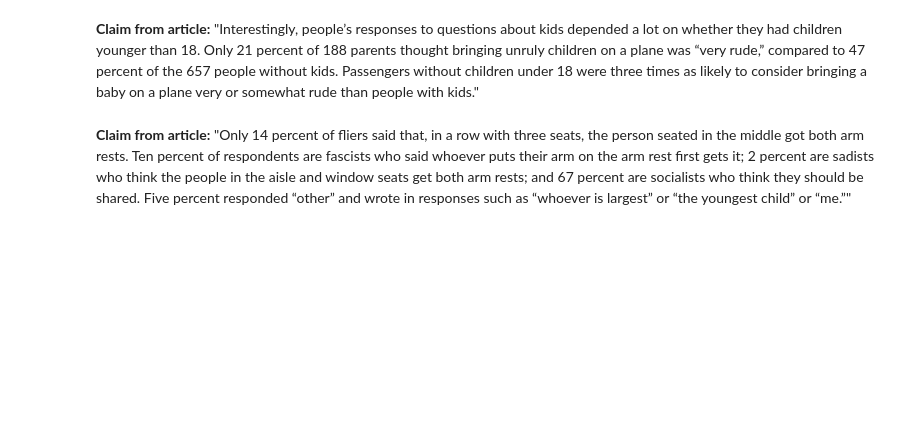
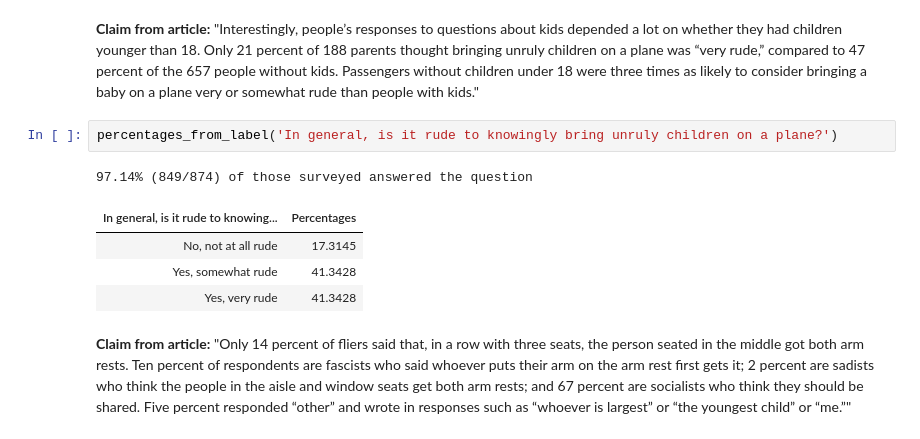
Before and after one commit to ls88-openscienceconnector/final-project-team-2, a Jupyter notebook: notebooks/airplane-analysis.ipynb, the cells around one changed output. Drawn from its saved outputs; the diff is of its cells as text; blank space fills up the shorter version.

```diff
--- a/notebooks/airplane-analysis.ipynb
+++ b/notebooks/airplane-analysis.ipynb
@@ -183,5 +188,13 @@ percenatages_from_label('')
 ![Rudeness Scale Graph](../images/hickey-datalab-flying.png)
 # %% [markdown]
 **Claim from article:** "Interestingly, people’s responses to questions about kids depended a lot on whether they had children younger than 18. Only 21 percent of 188 parents thought bringing unruly children on a plane was “very rude,” compared to 47 percent of the 657 people without kids. Passengers without children under 18 were three times as likely to consider bringing a baby on a plane very or somewhat rude than people with kids."
+# %%
+percentages_from_label('In general, is it rude to knowingly bring unruly children on a plane?')
+# %% [output]
+97.14% (849/874) of those surveyed answered the question
+| In general, is it rude to knowing... | Percentages |
+| No, not at all rude | 17.3145 |
+| Yes, somewhat rude | 41.3428 |
+| Yes, very rude | 41.3428 |
 # %% [markdown]
 **Claim from article:** "Only 14 percent of fliers said that, in a row with three seats, the person seated in the middle got both arm rests. Ten percent of respondents are fascists who said whoever puts their arm on the arm rest first gets it; 2 percent are sadists who think the people in the aisle and window seats get both arm rests; and 67 percent are socialists who think they should be shared. Five percent responded “other” and wrote in responses such as “whoever is largest” or “the youngest child” or “me.”"
```
Also changed, not shown: parts of 5 cells of this notebook.
